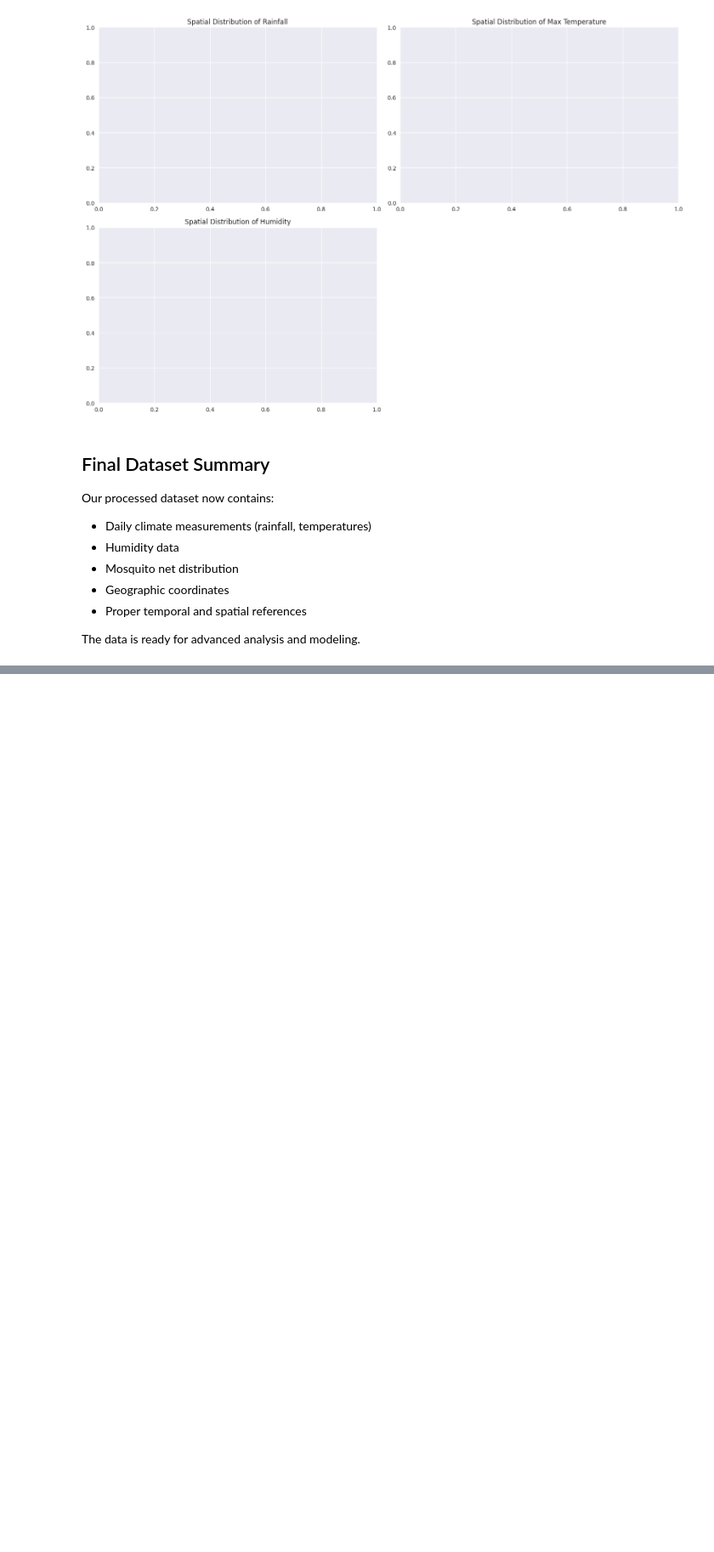
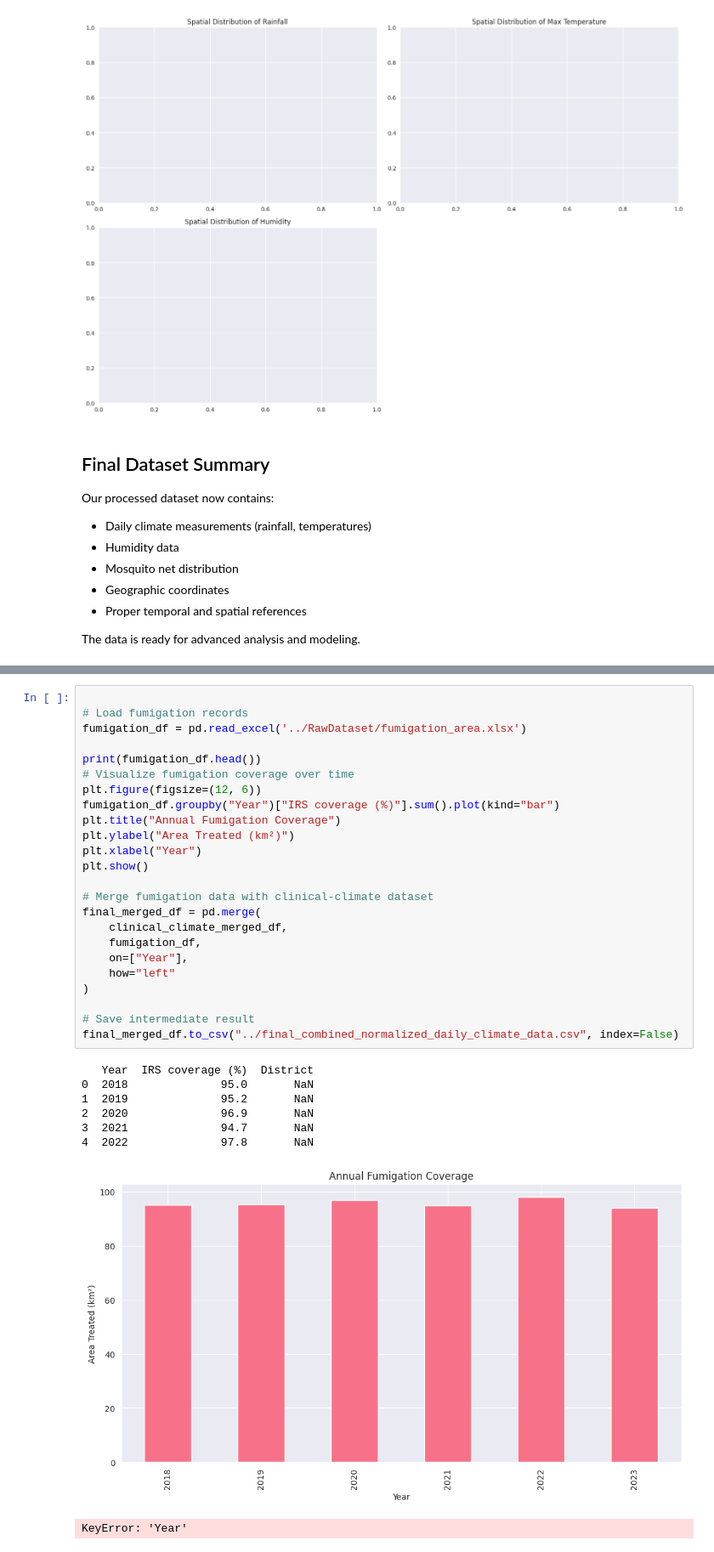
Before and after one commit to tarxemo/MalariaOutbreak, a Jupyter notebook: notebooks/final.ipynb, the cells around one changed output, grey strips where cells are left out. Shown at 85% size. Saved outputs shown, nothing was run; the diff lists cells and outputs as text; blank space fills up the shorter version.

```diff
--- a/notebooks/final.ipynb
+++ b/notebooks/final.ipynb
@@ -1043,0 +1216,33 @@ The data is ready for advanced analysis and modeling.
+# %%
+
+# Load fumigation records
+fumigation_df = pd.read_excel('../RawDataset/fumigation_area.xlsx')
+
+print(fumigation_df.head())
+# Visualize fumigation coverage over time
+plt.figure(figsize=(12, 6))
+fumigation_df.groupby("Year")["IRS coverage (%)"].sum().plot(kind="bar")
+plt.title("Annual Fumigation Coverage")
+plt.ylabel("Area Treated (km²)")
+plt.xlabel("Year")
+plt.show()
+
+# Merge fumigation data with clinical-climate dataset
+final_merged_df = pd.merge(
+    clinical_climate_merged_df,
+    fumigation_df,
+    on=["Year"],
+    how="left"
+)
+
+# Save intermediate result
+final_merged_df.to_csv("../final_combined_normalized_daily_climate_data.csv", index=False)
+# %% [output]
+   Year  IRS coverage (%)  District
+0  2018              95.0       NaN
+1  2019              95.2       NaN
+2  2020              96.9       NaN
+3  2021              94.7       NaN
+4  2022              97.8       NaN
+[figure, added]
+KeyError: 'Year'
```
Also changed, not shown: parts of 15 cells of this notebook, 2 other files.
